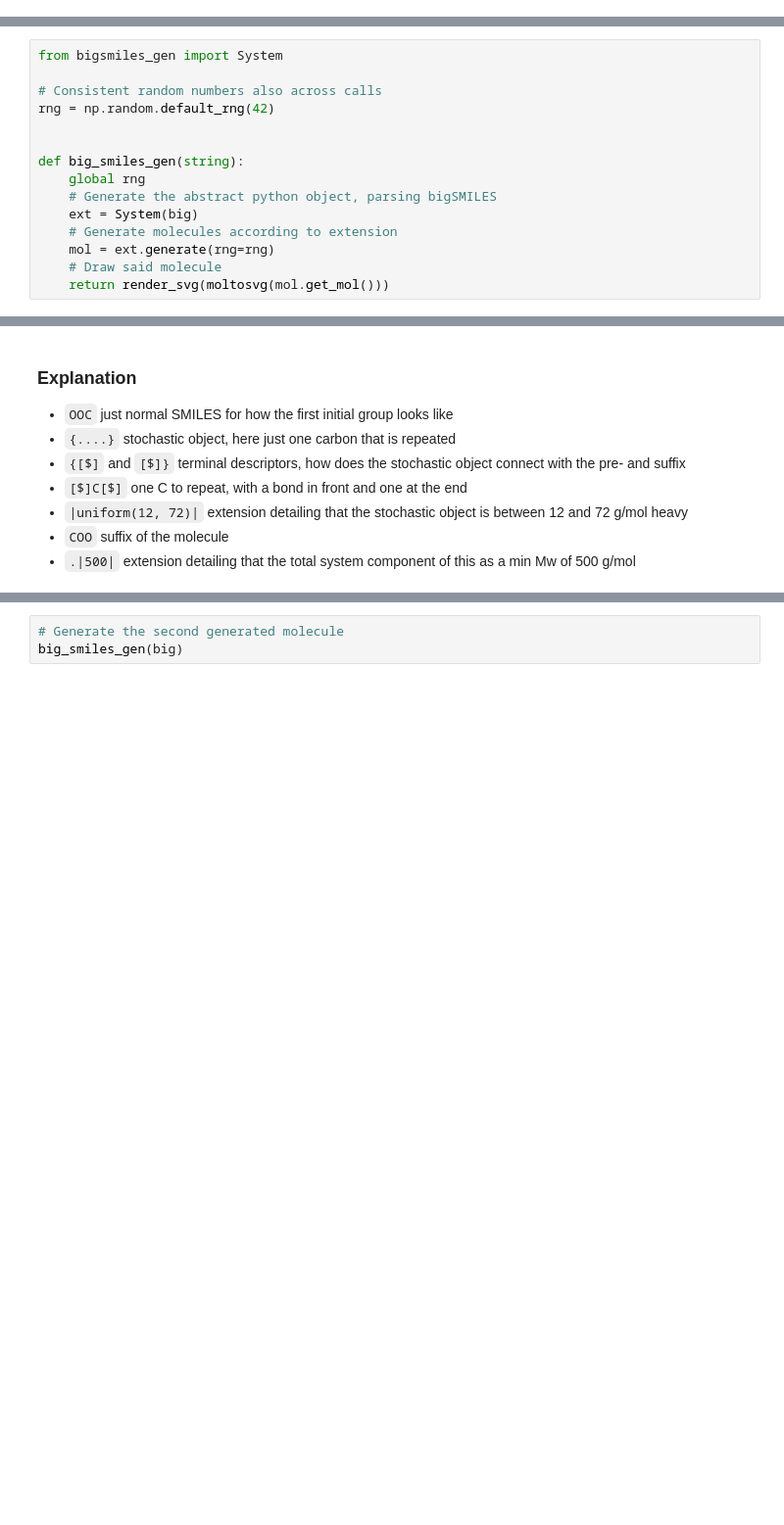
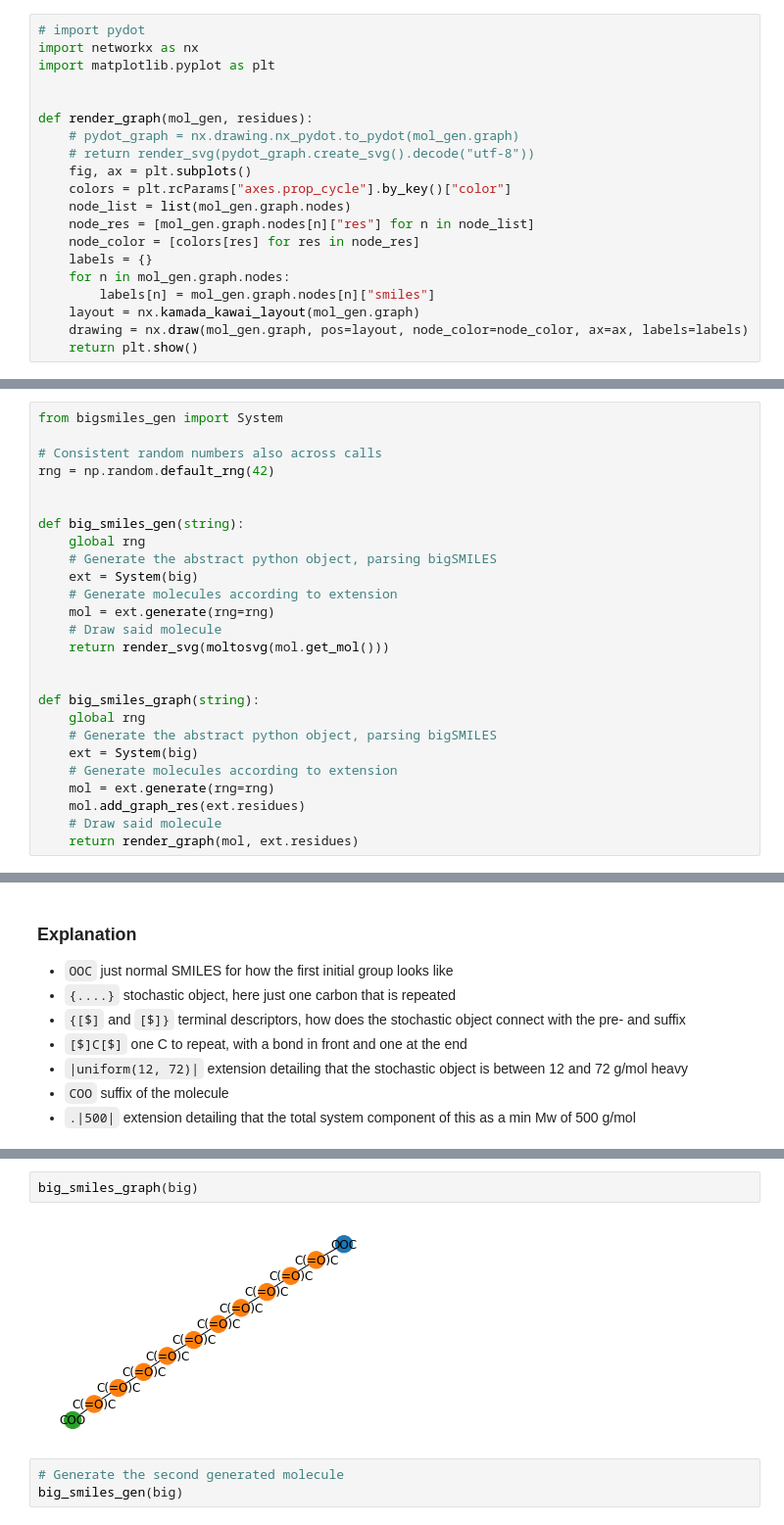
Before and after one commit to InnocentBug/G-BigSMILES, a Jupyter notebook: bigsmiles_gen.ipynb, the cells around one changed output, grey strips where cells are left out. Shown at 98% size. Cells and saved outputs as stored; diff of their text form; blank space fills up the shorter version.

Commit message:
Automatically build residue graph (#23)
* automatically build residue graph

* add cspll

```diff
--- a/bigsmiles_gen.ipynb
+++ b/bigsmiles_gen.ipynb
@@ -36,6 +36,26 @@ def render_svg(svg):
     # Here are some fixes to make it work in the notebook, although I think
     # the underlying issue needs to be resolved at the generation step
     return SVG(svg.replace("svg:", ""))
+# %%
+# import pydot
+import networkx as nx
+import matplotlib.pyplot as plt
+
+
+def render_graph(mol_gen, residues):
+    # pydot_graph = nx.drawing.nx_pydot.to_pydot(mol_gen.graph)
+    # return render_svg(pydot_graph.create_svg().decode("utf-8"))
+    fig, ax = plt.subplots()
+    colors = plt.rcParams["axes.prop_cycle"].by_key()["color"]
+    node_list = list(mol_gen.graph.nodes)
+    node_res = [mol_gen.graph.nodes[n]["res"] for n in node_list]
+    node_color = [colors[res] for res in node_res]
+    labels = {}
+    for n in mol_gen.graph.nodes:
+        labels[n] = mol_gen.graph.nodes[n]["smiles"]
+    layout = nx.kamada_kawai_layout(mol_gen.graph)
+    drawing = nx.draw(mol_gen.graph, pos=layout, node_color=node_color, ax=ax, labels=labels)
+    return plt.show()
 # %% [markdown]
 #### Helper function to generate and visualize bigSMILES strings
 # %%
@@ -53,6 +73,17 @@ def big_smiles_gen(string):
     mol = ext.generate(rng=rng)
     # Draw said molecule
     return render_svg(moltosvg(mol.get_mol()))
+
+
+def big_smiles_graph(string):
+    global rng
+    # Generate the abstract python object, parsing bigSMILES
+    ext = System(big)
+    # Generate molecules according to extension
+    mol = ext.generate(rng=rng)
+    mol.add_graph_res(ext.residues)
+    # Draw said molecule
+    return render_graph(mol, ext.residues)
 # %% [markdown]
 # Polyesters
 ## Di-Carboxyl Acids with 2-5 middle C total Mw 500
@@ -81,3 +115,7 @@ big_smiles_gen(big)
+# %%
+big_smiles_graph(big)
+# %% [output]
+[figure, added]
 # %%
 # Generate the second generated molecule
 big_smiles_gen(big)
```
Also changed, not shown: parts of 11 cells of this notebook, 10 other files.
